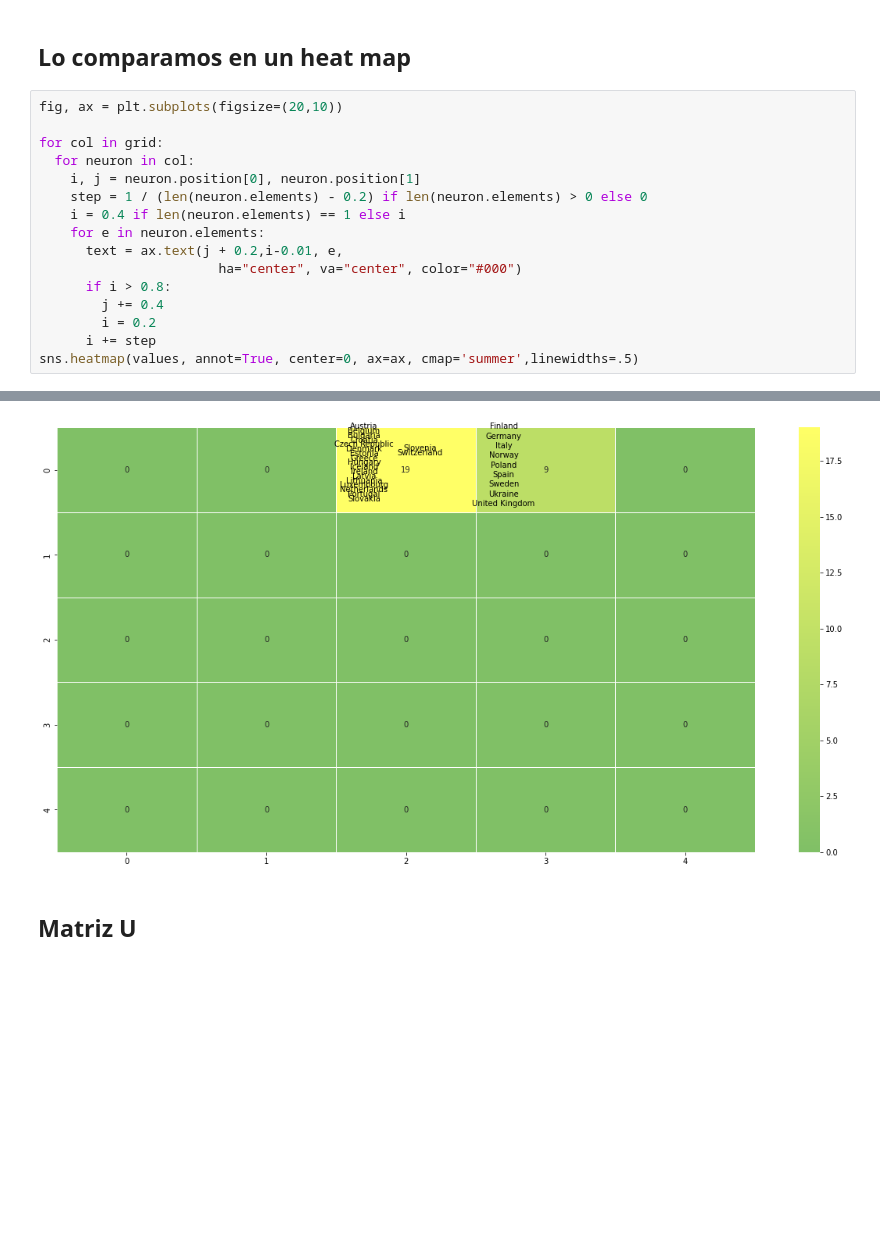
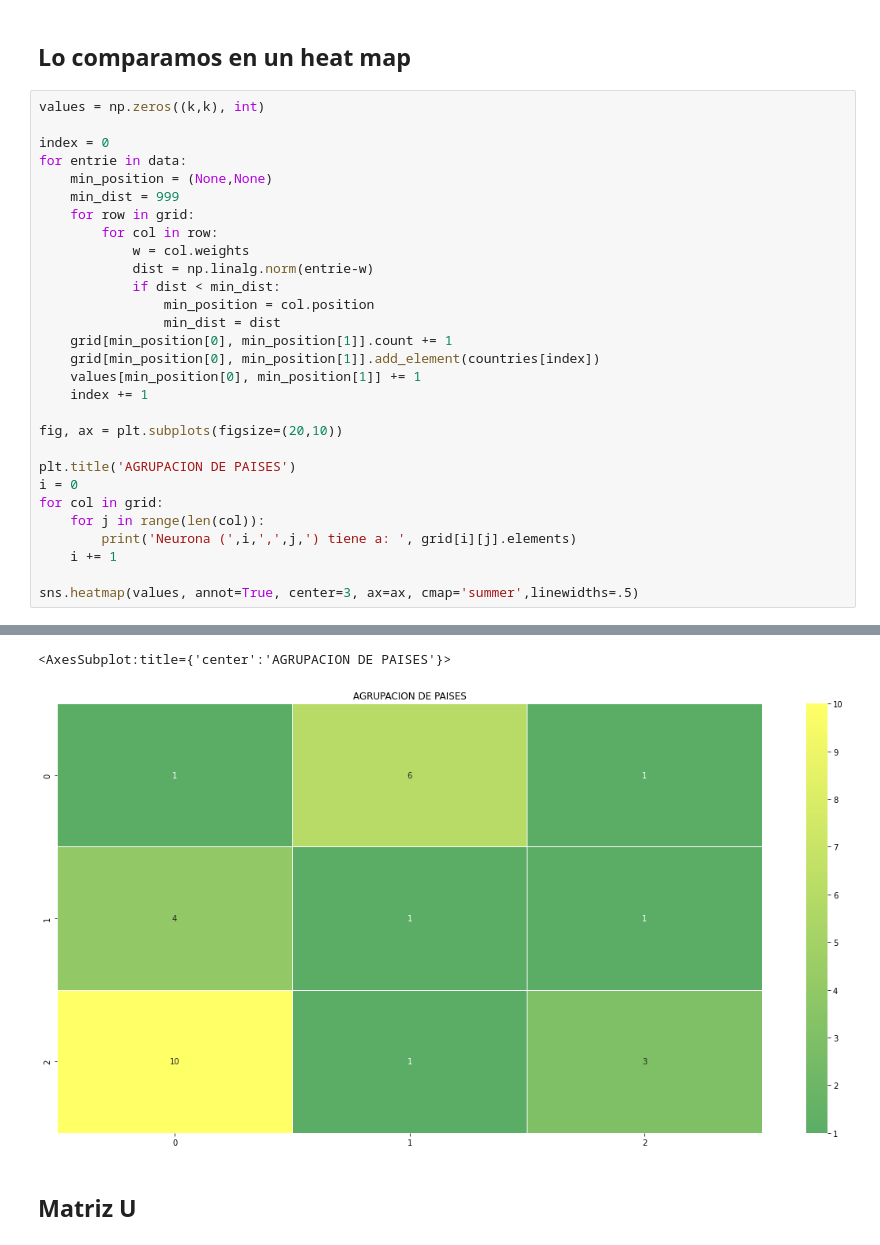
Before and after one commit to arfernandez2000/SIA, a Jupyter notebook: TP4/Ej1/kohonen_notebook.ipynb, the cells around one changed output, grey strips where cells are left out. Cells and saved outputs as stored; diff of their text form; blank space fills up the shorter version.

```diff
--- a/TP4/Ej1/kohonen_notebook.ipynb
+++ b/TP4/Ej1/kohonen_notebook.ipynb
@@ -139,19 +101,32 @@ Neurona ( 4 , 4 ) tiene a:  []
 # %% [markdown]
 ## Lo comparamos en un heat map
 # %%
+values = np.zeros((k,k), int)
+
+index = 0
+for entrie in data:
+    min_position = (None,None)
+    min_dist = 999
+    for row in grid:
+        for col in row:
+            w = col.weights
+            dist = np.linalg.norm(entrie-w)
+            if dist < min_dist:
+                min_position = col.position
+                min_dist = dist
+    grid[min_position[0], min_position[1]].count += 1
+    grid[min_position[0], min_position[1]].add_element(countries[index])
+    values[min_position[0], min_position[1]] += 1
+    index += 1
+
 fig, ax = plt.subplots(figsize=(20,10))
 
+plt.title('AGRUPACION DE PAISES')
+i = 0
 for col in grid:
-  for neuron in col:
-    i, j = neuron.position[0], neuron.position[1]
-    step = 1 / (len(neuron.elements) - 0.2) if len(neuron.elements) > 0 else 0
-    i = 0.4 if len(neuron.elements) == 1 else i
-    for e in neuron.elements:
-      text = ax.text(j + 0.2,i-0.01, e,
-                       ha="center", va="center", color="#000")
-      if i > 0.8:
-        j += 0.4
-        i = 0.2
-      i += step
-sns.heatmap(values, annot=True, center=0, ax=ax, cmap='summer',linewidths=.5)
+    for j in range(len(col)):
+        print('Neurona (',i,',',j,') tiene a: ', grid[i][j].elements)
+    i += 1
+
+sns.heatmap(values, annot=True, center=3, ax=ax, cmap='summer',linewidths=.5)
 # %% [output]
@@ -159,4 +146,5 @@ sns.heatmap(values, annot=True, center=0, ax=ax, cmap='summer',linewidths=.5)
+<AxesSubplot:title={'center':'AGRUPACION DE PAISES'}>
-[figure, old version]
+[figure, new version]
 # %% [markdown]
 ## Matriz U
 # %%
```
Also changed, not shown: parts of 4 cells of this notebook, 1 other file.
